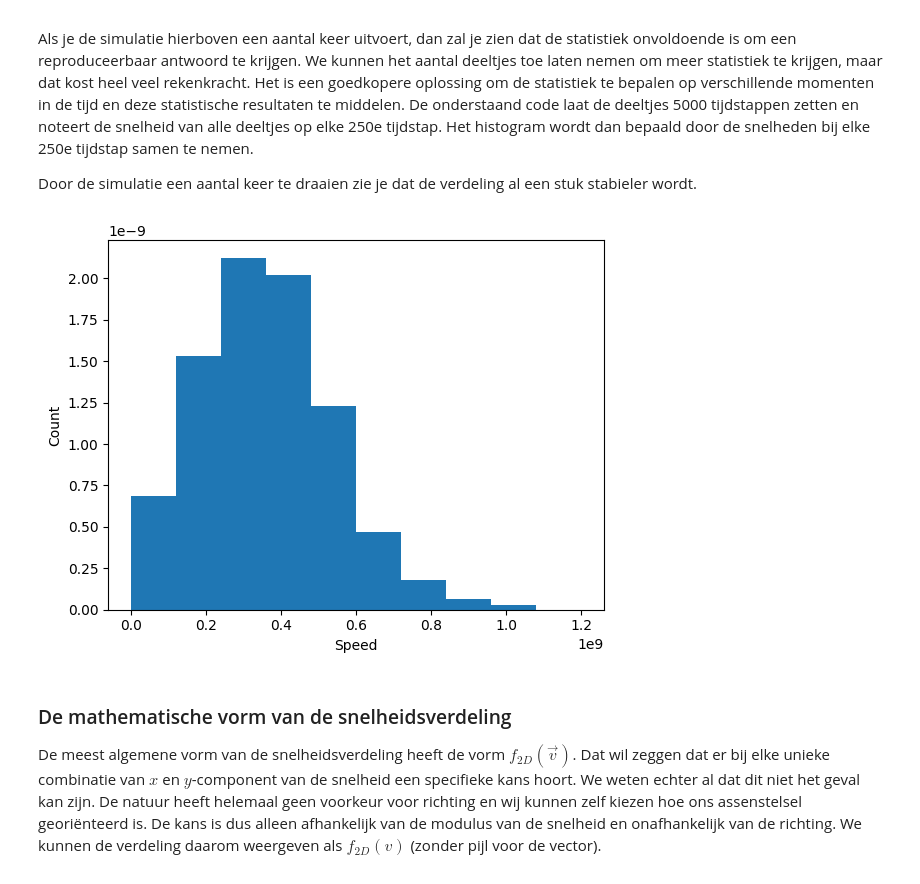
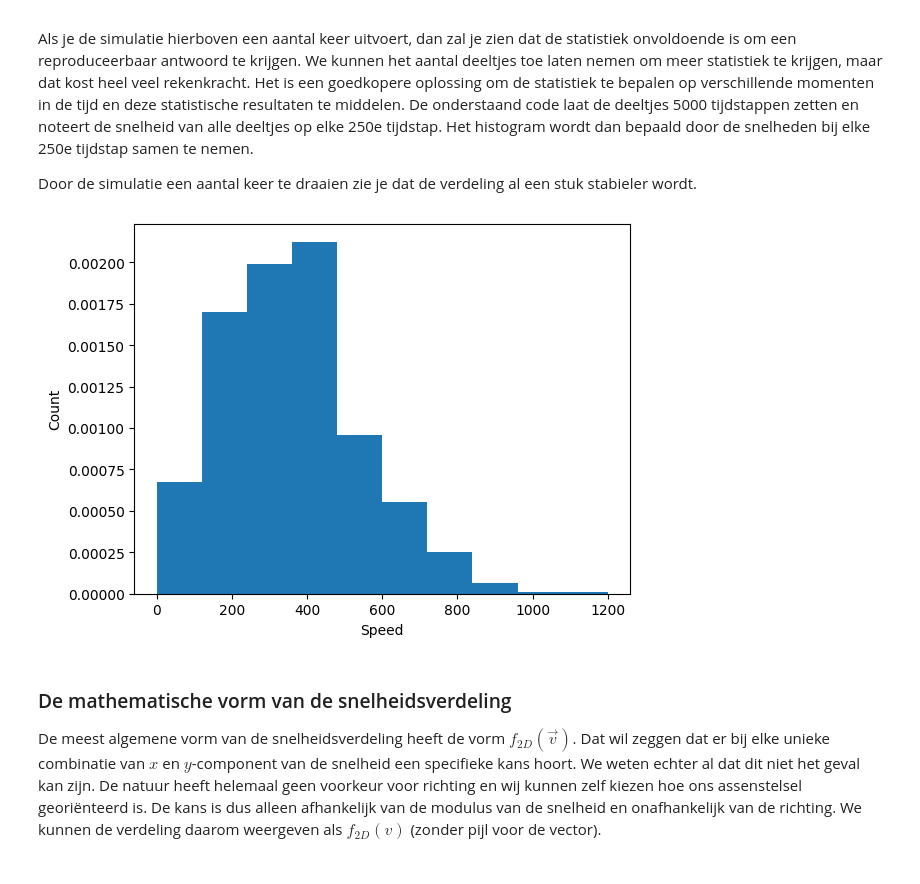
Before and after one commit to fienecg-arch/Fiene-en-Thomas, a Jupyter notebook: Content/PySim/6_boltzmann.ipynb, the cells around one changed output. Cells and saved outputs as stored; diff of their text form; code cells hidden in the pictures.

````diff
--- a/Content/PySim/6_boltzmann.ipynb
+++ b/Content/PySim/6_boltzmann.ipynb
@@ -23,11 +23,11 @@ import matplotlib.pyplot as plt
 from matplotlib.animation import FuncAnimation
 from scipy.optimize import curve_fit
 
-BOX_SIZE_0 =  10                # Hoogte en breedte startvolume in nanometer
-N = 40                          # Aantal deeltjes
-V_0 = 4e8                       # Startsnelheid van deeltjes in m/s
-RADIUS = 0.3                    # Straal van moleculen in meter
-DT = 10e-10                     # Tijdstap om geen botsing te missen in seconde
+BOX_SIZE_0 = 1e-8                # Hoogte en breedte startvolume in nanometer
+N = 40                         # Aantal deeltjes
+V_0 = 400                       # Startsnelheid van deeltjes in m/s
+RADIUS = 0.3e-9                 # Straal van moleculen in meter
+DT = 1e-12                     # Tijdstap om geen botsing te missen in seconde
 
 #your code/answer
 # %% [markdown]
@@ -133,8 +133,14 @@ plt.xlim(-BOX_SIZE_0/2, BOX_SIZE_0/2)
 plt.ylim(-BOX_SIZE_0/2, BOX_SIZE_0/2)
 
 for p in particles:
-    plt.plot(p.r[0], p.r[1], 'k.', ms=25)
-    plt.arrow(p.r[0], p.r[1], p.v[0], p.v[1],
-              head_width=0.05, head_length=0.1, color='red')
+    plt.plot(p.r[0], p.r[1], 'k.', ms=10)
+    arrow_scale = 1e-11  # schaal zodat pijlen passen in nm-box
+    plt.arrow(
+    p.r[0], p.r[1],
+    p.v[0]*arrow_scale, p.v[1]*arrow_scale,
+    head_width=0.2e-9, head_length=0.2e-9,
+    edgecolor='red', facecolor='none', linewidth=1
+)
+
 plt.show()
 # %% [output]
@@ -158,7 +164,7 @@ def create_uniform_particles(particles):
         vx = 0
         vy = V_0
         pos = np.random.uniform(-BOX_SIZE_0/2 + RADIUS, BOX_SIZE_0/2 - RADIUS, 2)
-        particles.append(ParticleClass(m=1.0, v=[vx, vy], r=pos, R=RADIUS))
+        particles.append(ParticleClass(m=4.56e-26, v=[vx, vy], r=pos, R=RADIUS))
 # %% [markdown]
 
 ```{exercise}
@@ -239,26 +259,26 @@ Door de simulatie een aantal keer te draaien zie je dat de verdeling al een stuk
 # %%
 particles = []
 num_bins = 10
 tot_counts = np.zeros(num_bins, dtype=float)
 
 plt.figure()
 plt.xlabel('Speed')
 plt.ylabel('Count')
 
 create_uniform_particles(particles)
 
 for i in range(5000):
     take_time_step(particles)
     if i % 250 == 0:
         speeds = [np.linalg.norm(p.v) for p in particles]
-        partial_counts, bins = np.histogram(speeds, bins=num_bins, density='True', range=[0,3*V_0])
+        partial_counts, bins = np.histogram(speeds, bins=num_bins, density=True, range=[0,3*V_0])
         tot_counts += partial_counts
 
 norm_counts = tot_counts / 20
-plt.stairs(norm_counts, bins, fill='True')
+plt.stairs(norm_counts, bins, fill=True)
 plt.show()
 # %% [output]
-[figure, old version]
+[figure, new version]
 # %% [markdown]
 ### De mathematische vorm van de snelheidsverdeling
 
````
Also changed, not shown: parts of 5 cells of this notebook.
